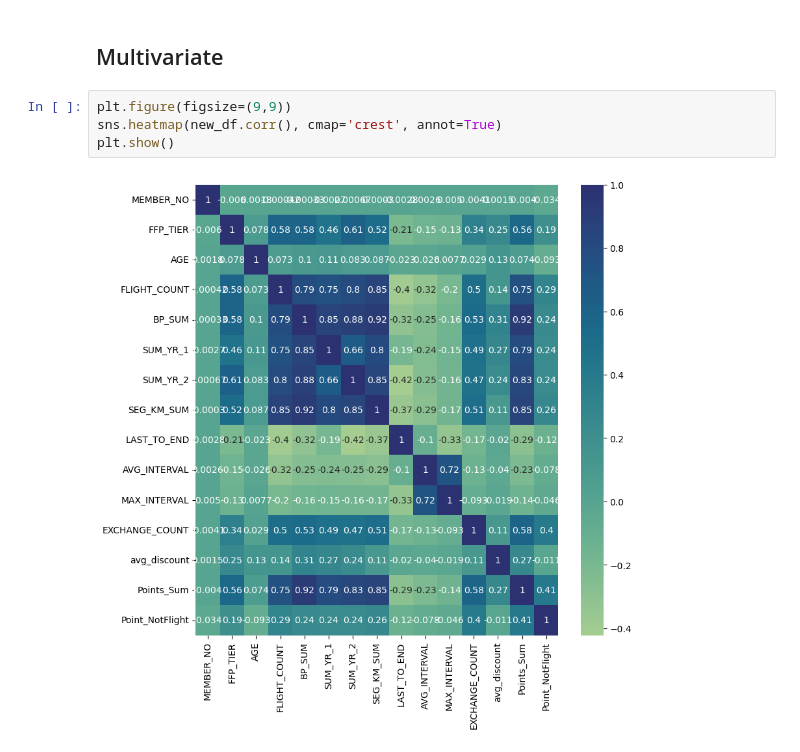
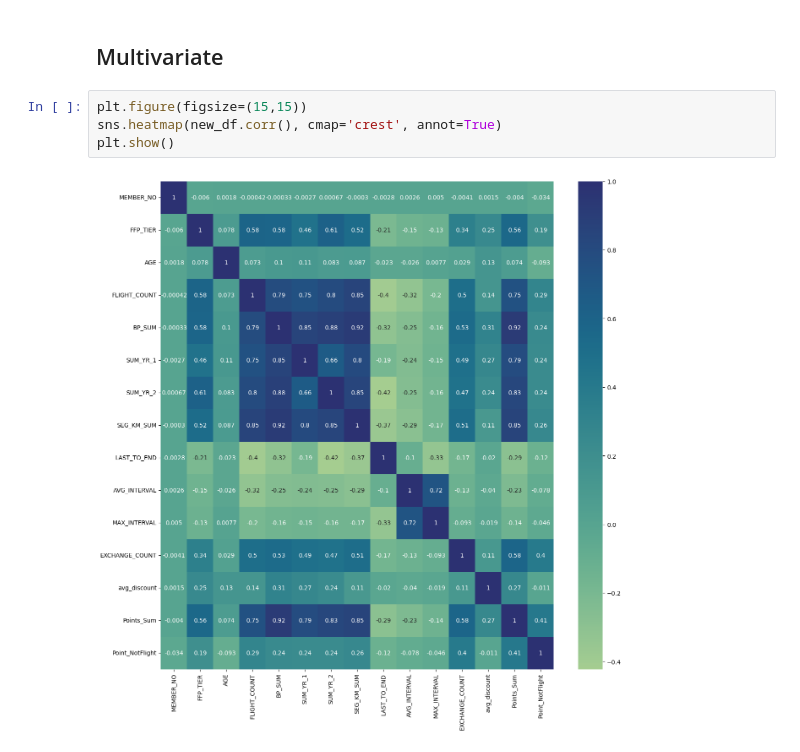
Before and after one commit to gbriansatria/Final-Project-Raka-MAX, a Jupyter notebook: Homework Stage 3/Homework Unsupervised Learning.ipynb, the cells around one changed output. Saved outputs shown, nothing was run; the diff lists cells and outputs as text.

```diff
--- a/Homework Stage 3/Homework Unsupervised Learning.ipynb
+++ b/Homework Stage 3/Homework Unsupervised Learning.ipynb
@@ -309,8 +313,8 @@ plt.show()
 # %% [markdown]
 ## Multivariate
 # %%
-plt.figure(figsize=(9,9))
+plt.figure(figsize=(15,15))
 sns.heatmap(new_df.corr(), cmap='crest', annot=True)
 plt.show()
 # %% [output]
-[figure, old version]
+[figure, new version]
```
Also changed, not shown: parts of 14 cells of this notebook.
